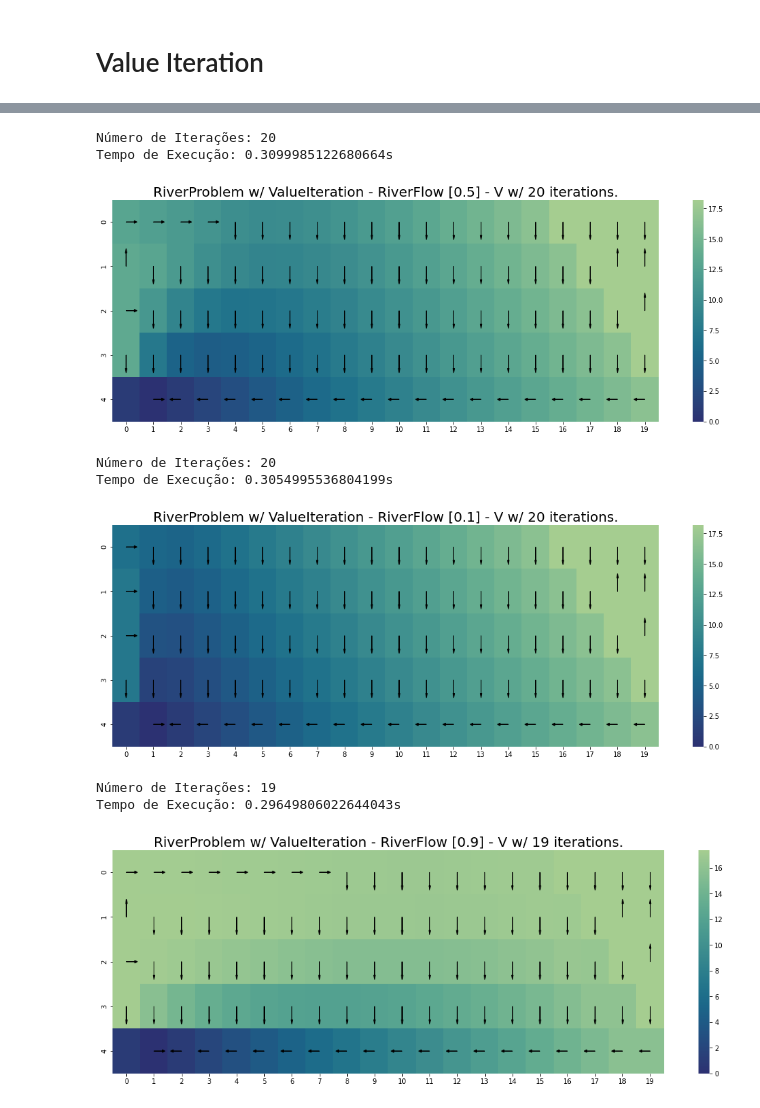
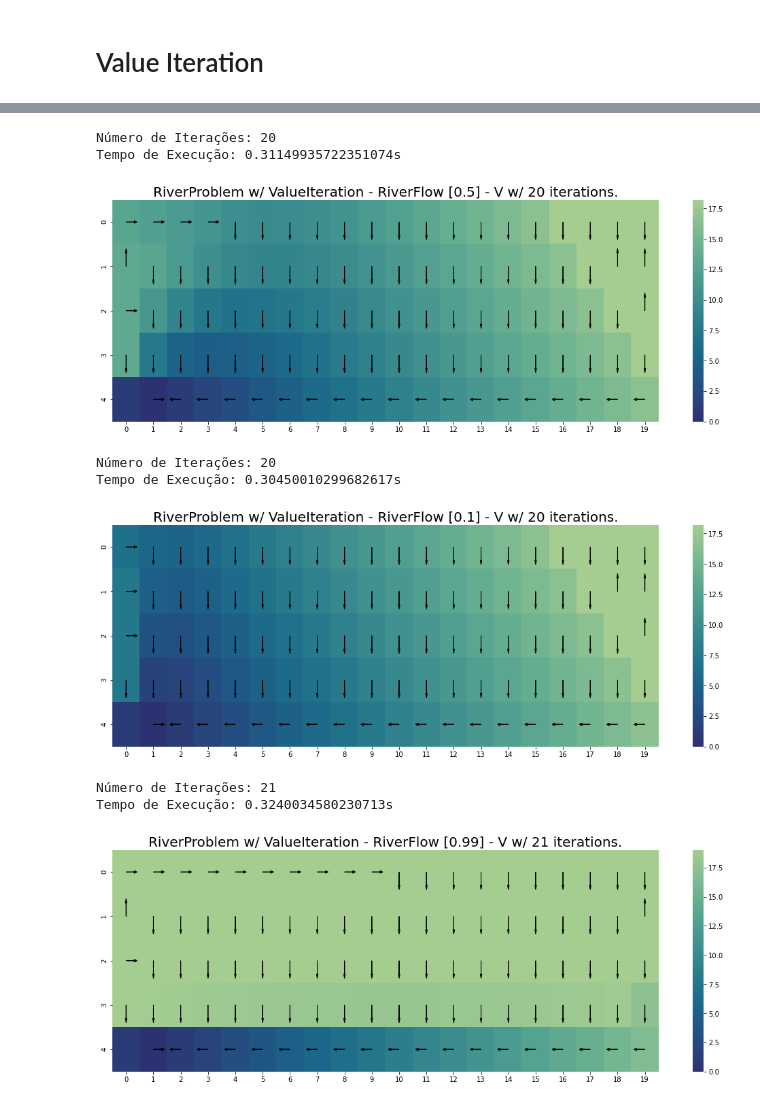
Before and after one commit to igormiyamura/ppgsi_riskaverse_rl, a Jupyter notebook: notebooks/1_Experimentos.ipynb, the cells around one changed output, grey strips where cells are left out. Saved outputs shown, nothing was run; the diff lists cells and outputs as text; code cells hidden in the pictures.

```diff
--- a/notebooks/1_Experimentos.ipynb
+++ b/notebooks/1_Experimentos.ipynb
@@ -53,7 +61,7 @@ Prazo Rápido
 Implementações: Eduardo, Willy...
 # %%
 def run_river_problem(river_flow, model_obj, epsilon=None, vl_lambda=None, discount_factor=None,
-                                     k=None, gamma=None, alpha=None):
+                                     k=None, gamma=None, alpha=None, _log=False):
     transition_probabilities = rp.build_transition_probabilities(block_type, river_flow=river_flow)
 
     is_ok, dict_verification = rp._verify_sum_probabilities(transition_probabilities, block_type)
@@ -70,10 +78,8 @@ def run_river_problem(river_flow, model_obj, epsilon=None, vl_lambda=None, disco
                          num_actions=4)
 
     num_iterations, time = rnp.run_converge()
-    print(f'Número de Iterações: {num_iterations}')
-    print(f'Tempo de Execução: {time}s')
-    hm = viz_tools.visualize_V(rnp, rnp.V, grid_size, 4, goal_state, num_iterations,
-                               str_title=f'RiverProblem w/ ValueIteration - RiverFlow [{river_flow}]')
+    if _log: print(f'Número de Iterações: {num_iterations}')
+    if _log: print(f'Tempo de Execução: {time}s')
 
     return rnp
 # %% [markdown]
@@ -121,14 +137,14 @@ block_type = rp.build_block_type()
 # %%
 rp_pi = run_river_problem(river_flow=0.5, model_obj=PolicyIteration, epsilon=epsilon, discount_factor=discount_factor)
 rp_pi = run_river_problem(river_flow=0.1, model_obj=PolicyIteration, epsilon=epsilon, discount_factor=discount_factor)
-rp_pi = run_river_problem(river_flow=0.9, model_obj=PolicyIteration, epsilon=epsilon, discount_factor=discount_factor)
+rp_pi = run_river_problem(river_flow=0.99, model_obj=PolicyIteration, epsilon=epsilon, discount_factor=discount_factor)
 # %% [output]
 Número de Iterações: 20
-Tempo de Execução: 0.3099985122680664s
+Tempo de Execução: 0.31149935722351074s
 [figure]
 Número de Iterações: 20
-Tempo de Execução: 0.3054995536804199s
+Tempo de Execução: 0.30450010299682617s
 [figure]
-Número de Iterações: 19
-Tempo de Execução: 0.29649806022644043s
+Número de Iterações: 21
+Tempo de Execução: 0.3240034580230713s
-[figure, old version]
+[figure, new version]
```
Also changed, not shown: parts of 30 cells of this notebook, 10 other files.
